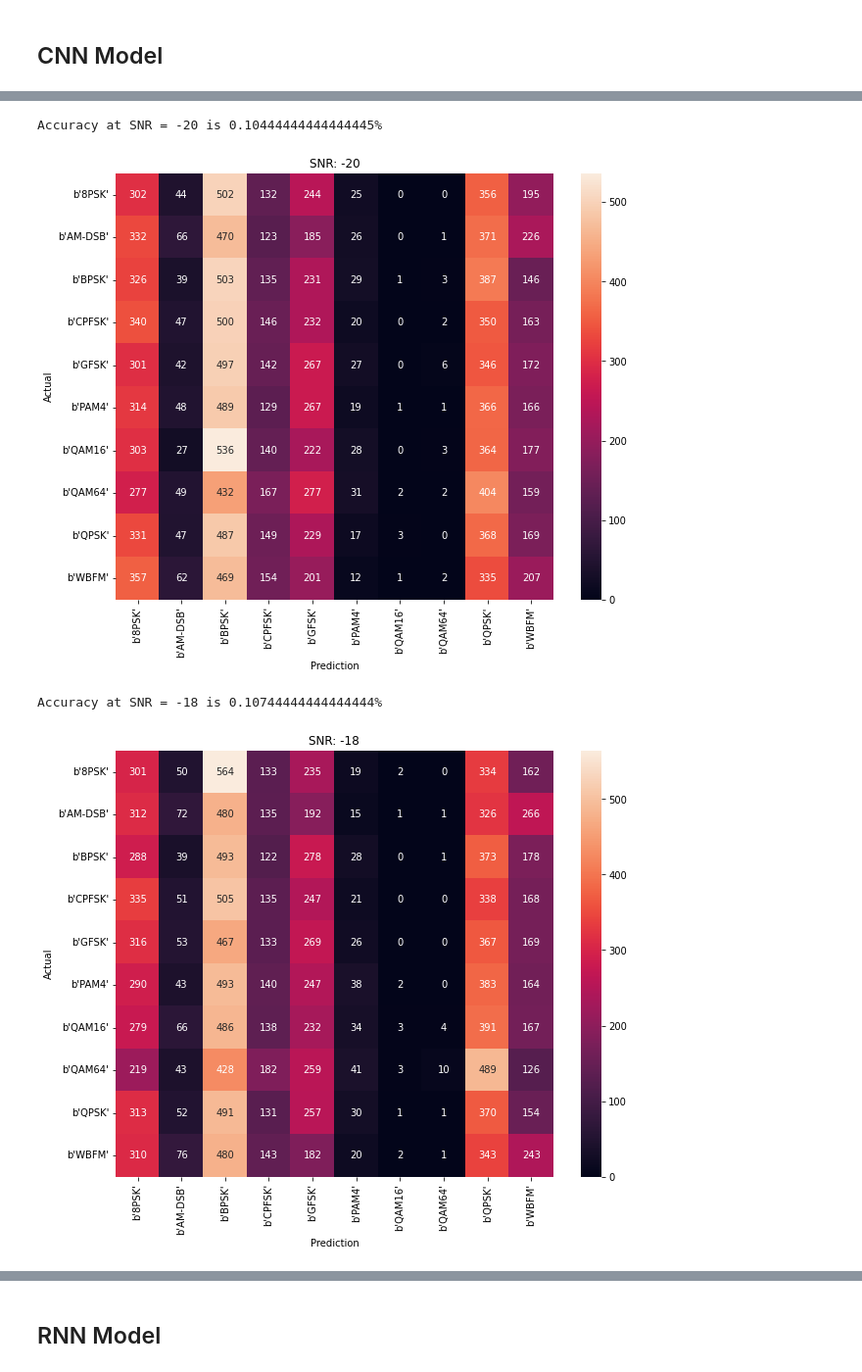
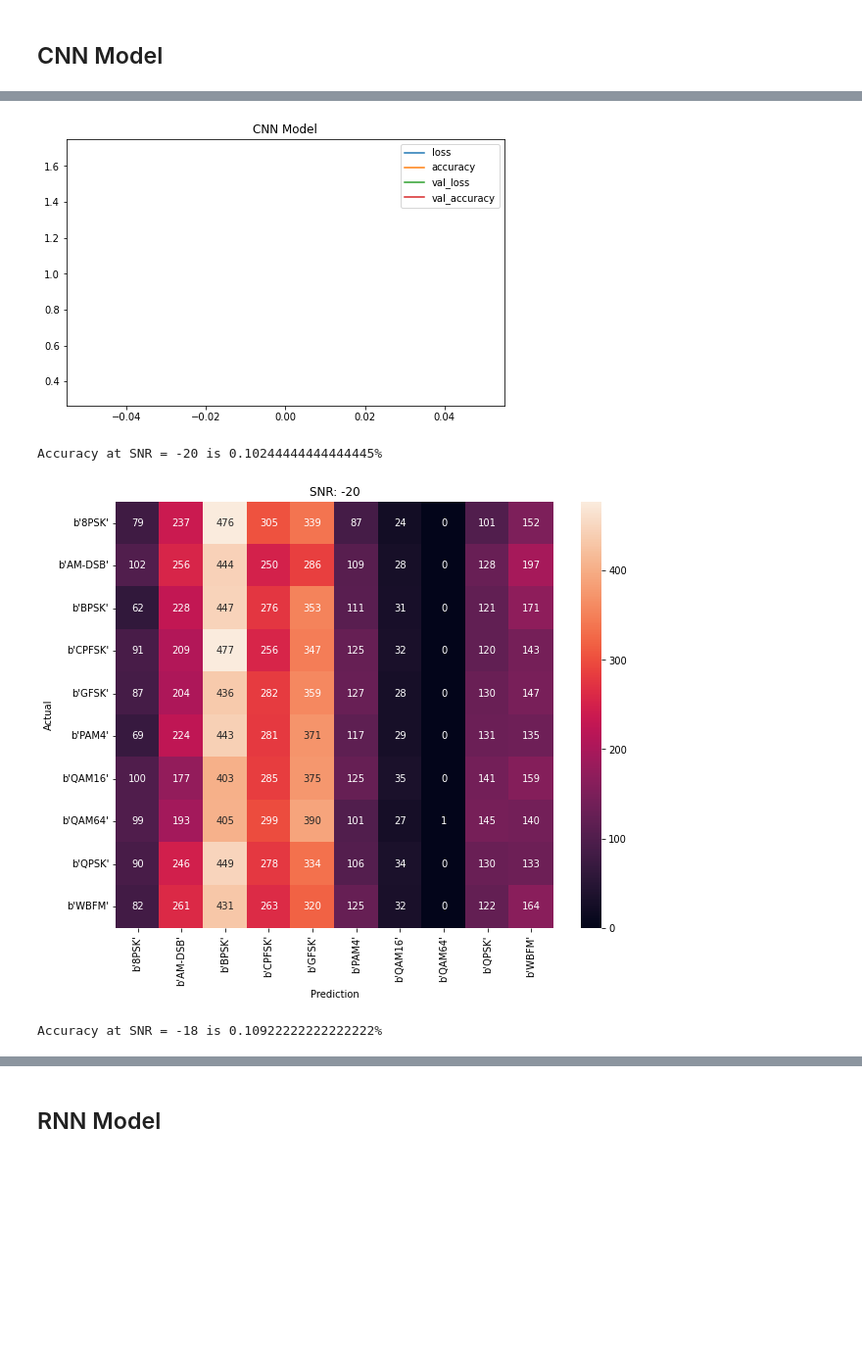
Before and after one commit to MostafaTwfiq/Modulation-Classification-RadioML, a Jupyter notebook: classification_models.ipynb, the cells around one changed output, grey strips where cells are left out. Shown at 98% size. Cells and saved outputs as stored; diff of their text form; code cells hidden in the pictures; blank space fills up the shorter version.

```diff
--- a/classification_models.ipynb
+++ b/classification_models.ipynb
@@ -157,6 +157,11 @@ def confusion_matrixf(pred, actual, title):
   plt.ylabel('Actual')
   plt.title(title)
   plt.show()
+# %%
+def plot_model_history(history, title=''):
+  pd.DataFrame(history.history).plot(figsize=(8,5))
+  plt.title(title)
+  plt.show()
 # %%
 def model_scoring(model, testing_data, testing_pair_labels):
   sorted_idx = testing_pair_labels[:, 0].astype(int).argsort() # sort by snr value
@@ -191,7 +197,7 @@ def model_scoring(model, testing_data, testing_pair_labels):
 # %%
 learning_rate = 0.001
 batch_size = 512
-epochs = 200
+epochs = 1
 # %%
 cnn_model = Sequential()
 cnn_model.add(Conv2D(256, 3, activation='relu', padding='same'))
@@ -229,7 +220,8 @@ Epoch 30: val_loss did not improve from 1.03056
 # %%
+plot_model_history(history, 'CNN Model')
 model_scoring(cnn_model, testing_data, testing_pair_labels)
 # %% [output]
+[figure, new version]
-Accuracy at SNR = -20 is 0.10444444444444445%
+Accuracy at SNR = -20 is 0.10244444444444445%
-[figure, old version]
+[figure, new version]
-Accuracy at SNR = -18 is 0.10744444444444444%
+Accuracy at SNR = -18 is 0.10922222222222222%
-[figure, old version]
```
Also changed, not shown: parts of 17 cells of this notebook.
